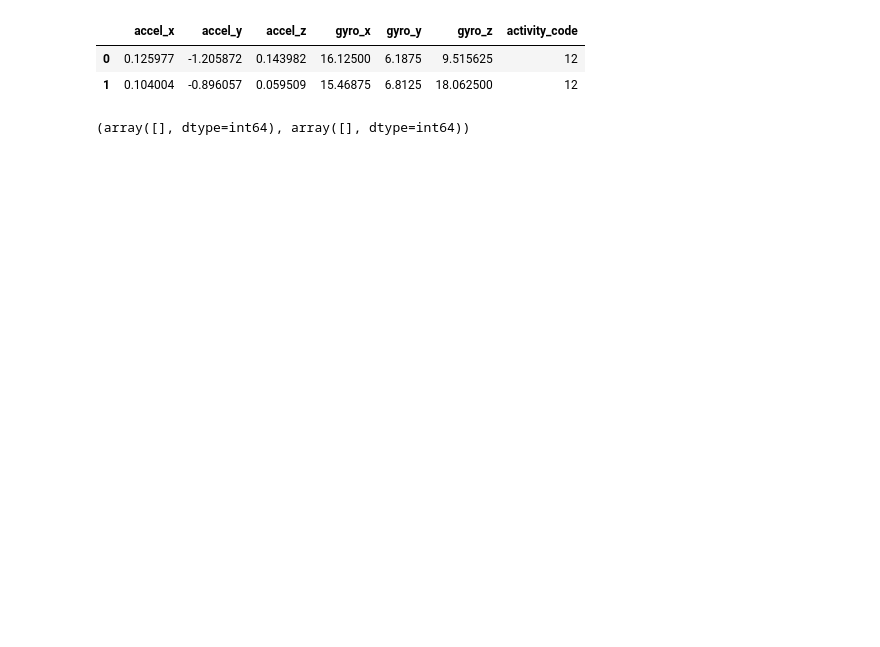
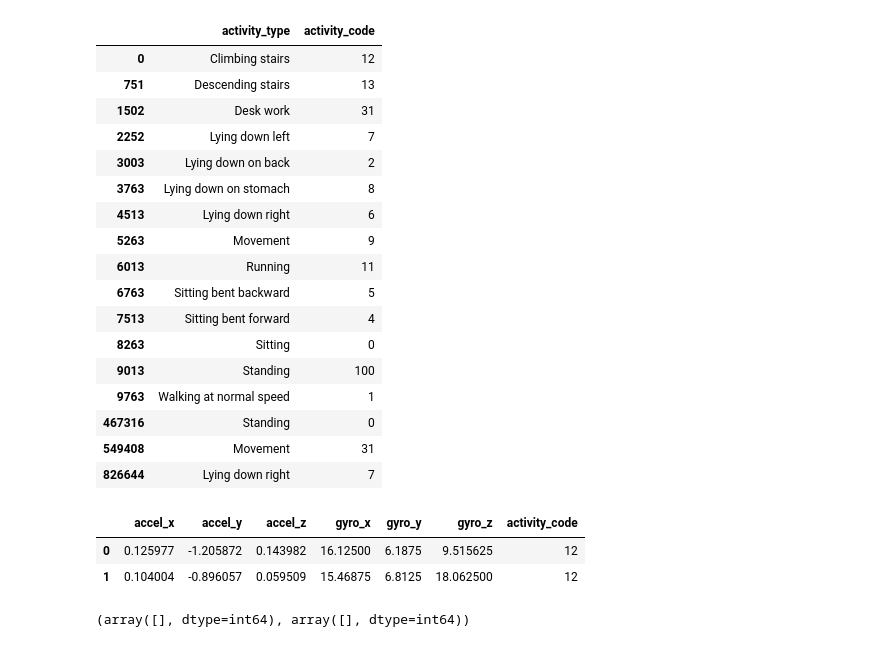
Before and after one commit to sfyzsr/PDIOT-ML, a Jupyter notebook: ml.ipynb, the cells around one changed output. Saved outputs shown, nothing was run; the diff lists cells and outputs as text; code cells hidden in the pictures; blank space fills up the shorter version.

```diff
--- a/ml.ipynb
+++ b/ml.ipynb
@@ -17,7 +17,27 @@ from pandas.plotting import register_matplotlib_converters
 from pylab import rcParams
 # %%
 respeck = pd.read_feather("respeck.feather")
+respeck.loc[:,['activity_type','activity_code']].drop_duplicates()
 # respeck.iloc[235036:235039,:]
+# %% [output]
+|  | activity_type | activity_code |
+| 0 | Climbing stairs | 12 |
+| 751 | Descending stairs | 13 |
+| 1502 | Desk work | 31 |
+| 2252 | Lying down left | 7 |
+| 3003 | Lying down on back | 2 |
+| 3763 | Lying down on stomach | 8 |
+| 4513 | Lying down right | 6 |
+| 5263 | Movement | 9 |
+| 6013 | Running | 11 |
+| 6763 | Sitting bent backward | 5 |
+| 7513 | Sitting bent forward | 4 |
+| 8263 | Sitting | 0 |
+| 9013 | Standing | 100 |
+| 9763 | Walking at normal speed | 1 |
+| 467316 | Standing | 0 |
+| 549408 | Movement | 31 |
+| 826644 | Lying down right | 7 |
 # %%
 
 respeck.drop(columns=['timestamp','activity_type','subject_id'], axis=1, inplace=True)
```
Also changed, not shown: parts of 5 cells of this notebook.
